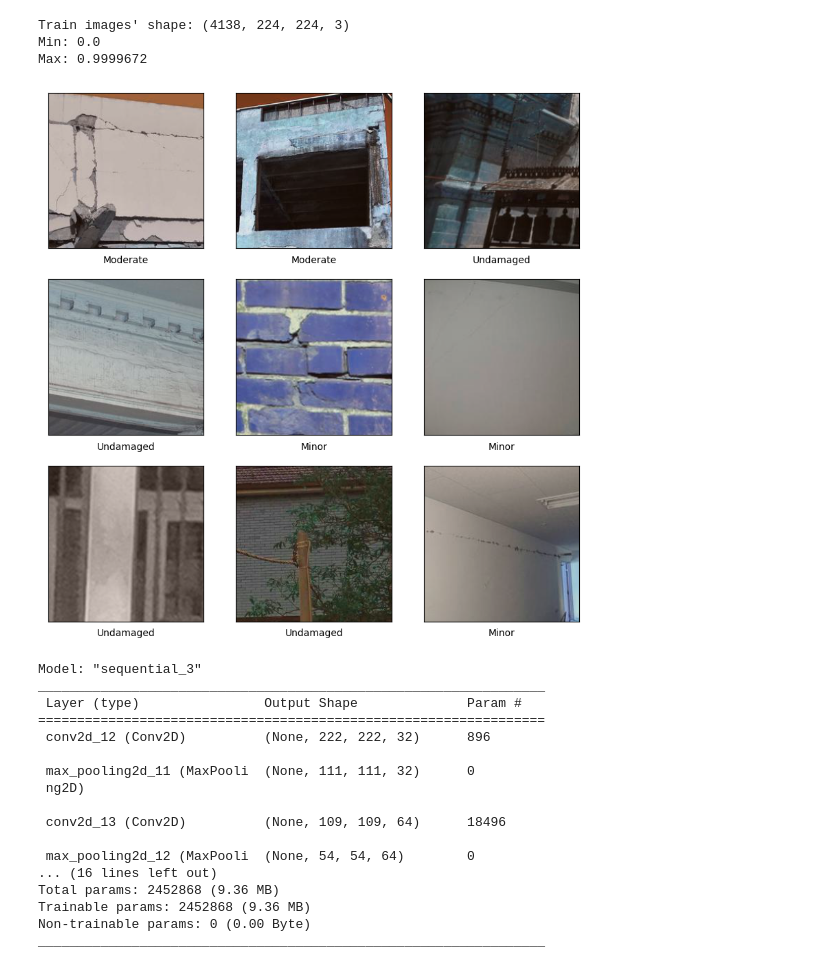
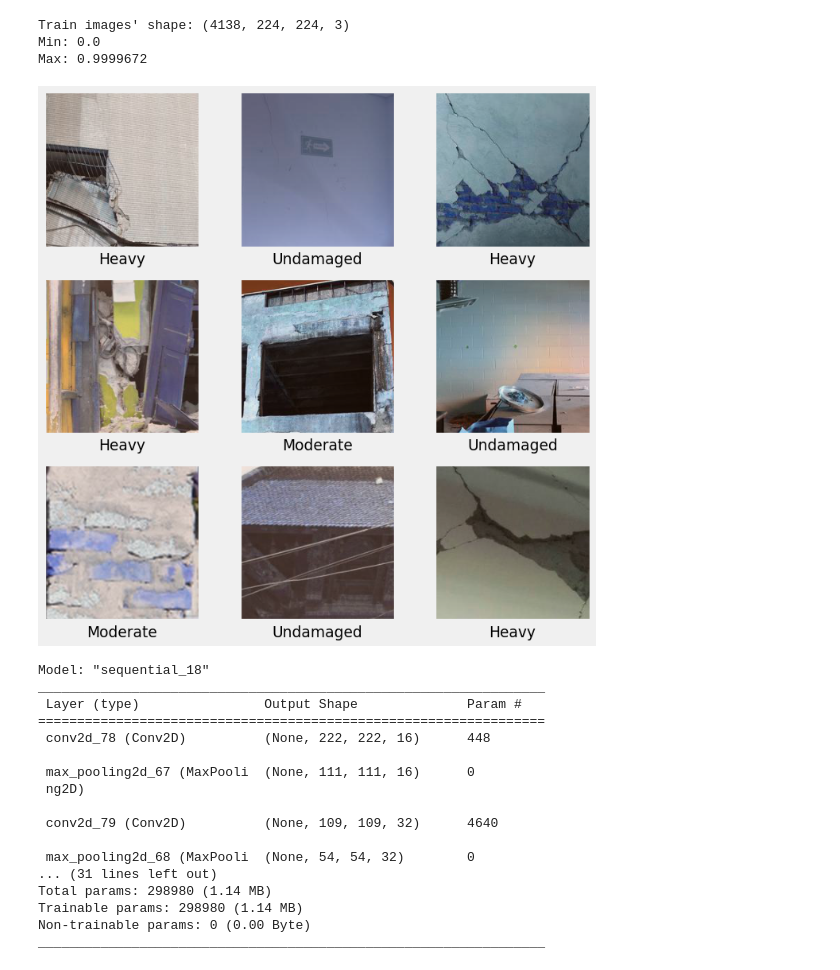
Before and after one commit to SeanHershey/structural-image-classification, a Jupyter notebook: train.ipynb, the cells around one changed output. Saved outputs shown, nothing was run; the diff lists cells and outputs as text; code cells hidden in the pictures.

```diff
--- a/train.ipynb
+++ b/train.ipynb
@@ -46,34 +47,34 @@ def re_format(old_labels):
                 break
     return labels
 
+train_labels_f = re_format(train_labels)
+test_labels_f = re_format(test_labels)
 
-train_labels = re_format(train_labels)
-test_labels = re_format(test_labels)
-
-train_labels = to_categorical(train_labels, 4)
-test_labels = to_categorical(test_labels, 4)
+train_labels = to_categorical(train_labels_f, 4)
+test_labels = to_categorical(test_labels_f, 4)
 # %%
 # Validate dataset
-import random
+label_names = ["Heavy", "Minor", "Moderate", "Undamaged"]
 
-label_names = ["Heavy", "Minor", "Moderate", "Undamaged"]
+plt.style.use('fivethirtyeight')
+
 plt.figure(figsize=(10,10))
 
 for i in range(9):
     plt.subplot(3,3,i+1)
     rand_int = random.randrange(len(train_images))
     plt.xticks([])
     plt.yticks([])
     plt.grid(False)
     plt.imshow(train_images[rand_int])
     # get label index to convert into label name
     label_index = 0
     for j in range(len(train_labels[rand_int])):
         if train_labels[rand_int][j] == 1:
             label_index = j
             break
     plt.xlabel(label_names[label_index])
 
 plt.show()
 # %% [output]
-[figure, old version]
+[figure, new version]
@@ -80,34 +103,41 @@ plt.show()
 # %%
 # Setup model
 model = models.Sequential()
-model.add(layers.Conv2D(32, (3, 3), activation='relu', input_shape=train_images.shape[1:]))
+
+model.add(layers.Conv2D(16, (3, 3), activation='relu', input_shape=train_images.shape[1:]))
+model.add(layers.MaxPooling2D((2, 2)))
+model.add(layers.Conv2D(32, (3, 3), activation='relu'))
 model.add(layers.MaxPooling2D((2, 2)))
 model.add(layers.Conv2D(64, (3, 3), activation='relu'))
 model.add(layers.MaxPooling2D((2, 2)))
 model.add(layers.Conv2D(64, (3, 3), activation='relu'))
 model.add(layers.MaxPooling2D((2, 2)))
-model.add(layers.Conv2D(64, (3, 3), activation='relu'))
+model.add(layers.Conv2D(128, (3, 3), activation='relu'))
+model.add(layers.MaxPooling2D((2, 2)))
+model.add(layers.Conv2D(128, (3, 3), activation='relu'))
+model.add(layers.MaxPooling2D((2, 2)))
+model.add(layers.Dropout(rate=0.1))
 model.add(layers.Flatten())
-model.add(layers.Dense(64, activation='relu'))
+model.add(layers.Dense(128, activation='relu'))
 model.add(layers.Dense(4, activation='softmax'))
 
 model.summary()
 # %% [output]
-Model: "sequential_3"
+Model: "sequential_18"
 _________________________________________________________________
  Layer (type)                Output Shape              Param #
 =================================================================
- conv2d_12 (Conv2D)          (None, 222, 222, 32)      896
+ conv2d_78 (Conv2D)          (None, 222, 222, 16)      448
 
- max_pooling2d_11 (MaxPooli  (None, 111, 111, 32)      0
+ max_pooling2d_67 (MaxPooli  (None, 111, 111, 16)      0
  ng2D)
 
- conv2d_13 (Conv2D)          (None, 109, 109, 64)      18496
+ conv2d_79 (Conv2D)          (None, 109, 109, 32)      4640
 
- max_pooling2d_12 (MaxPooli  (None, 54, 54, 64)        0
-... (16 lines left out)
-Total params: 2452868 (9.36 MB)
-Trainable params: 2452868 (9.36 MB)
+ max_pooling2d_68 (MaxPooli  (None, 54, 54, 32)        0
+... (31 lines left out)
+Total params: 298980 (1.14 MB)
+Trainable params: 298980 (1.14 MB)
 Non-trainable params: 0 (0.00 Byte)
 _________________________________________________________________
 # %%
```
Also changed, not shown: parts of 13 cells of this notebook, 1 other file.
